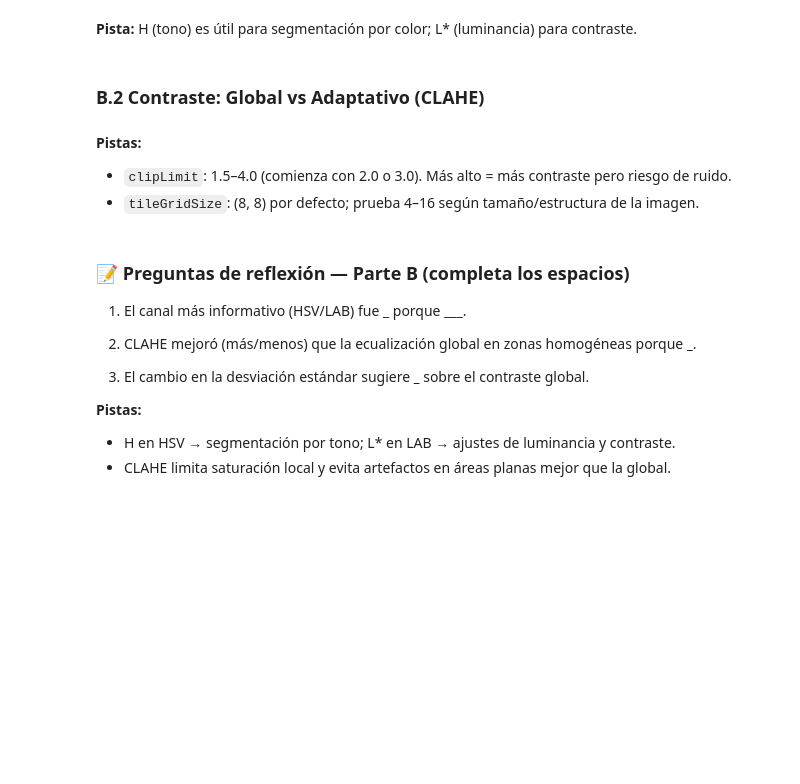
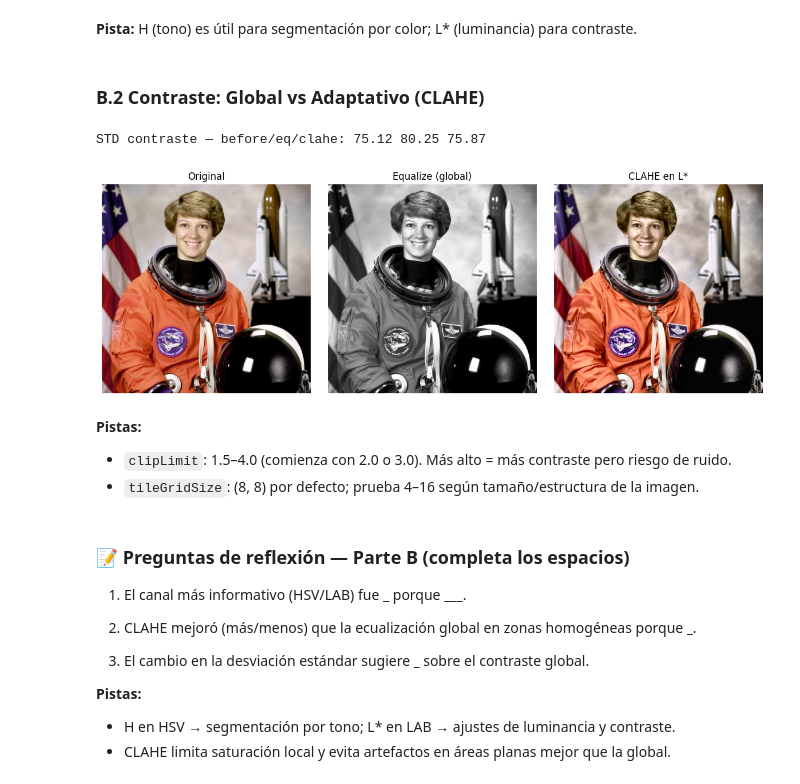
Before and after one commit to chihiroarias/Ingenieria-de-datos, a Jupyter notebook: Practicos/Practico_13.ipynb, the cells around one changed output. Saved outputs shown, nothing was run; the diff lists cells and outputs as text; code cells hidden in the pictures; blank space fills up the shorter version.

```diff
--- a/Practicos/Practico_13.ipynb
+++ b/Practicos/Practico_13.ipynb
@@ -145,27 +171,30 @@ print("Canales relevantes:", salient_hsv_channel, salient_lab_channel)
 # %%
 # Global en grises
 eq_gray = cv2.equalizeHist(img_gray)
 
 # CLAHE en L* (LAB)
 L, A, B = cv2.split(img_lab)
-clahe = cv2.createCLAHE(clipLimit=____, tileGridSize=(____, ____))
+clahe = cv2.createCLAHE(clipLimit=2.0, tileGridSize=(8, 8))
 L_clahe = clahe.apply(L)
 lab_clahe = cv2.merge([L_clahe, A, B])
 rgb_clahe = cv2.cvtColor(lab_clahe, cv2.COLOR_LAB2RGB)
 
 def contrast_std(x: np.ndarray) -> float:
     return float(np.std(x.astype(np.float32)))
 
 std_before = contrast_std(img_gray)
 std_eq = contrast_std(eq_gray)
 std_clahe = contrast_std(cv2.cvtColor(rgb_clahe, cv2.COLOR_RGB2GRAY))
 print("STD contraste — before/eq/clahe:", round(std_before,2), round(std_eq,2), round(std_clahe,2))
 
 fig, axes = plt.subplots(1, 3, figsize=(12,4))
 axes[0].imshow(img_rgb); axes[0].set_title("Original"); axes[0].axis("off")
 axes[1].imshow(eq_gray, cmap="gray"); axes[1].set_title("Equalize (global)"); axes[1].axis("off")
 axes[2].imshow(rgb_clahe); axes[2].set_title("CLAHE en L*"); axes[2].axis("off")
 plt.tight_layout(); plt.show()
+# %% [output]
+STD contraste — before/eq/clahe: 75.12 80.25 75.87
+[figure, added]
 # %% [markdown]
 **Pistas:**
 
```
Also changed, not shown: parts of 25 cells of this notebook, 7 other files.
